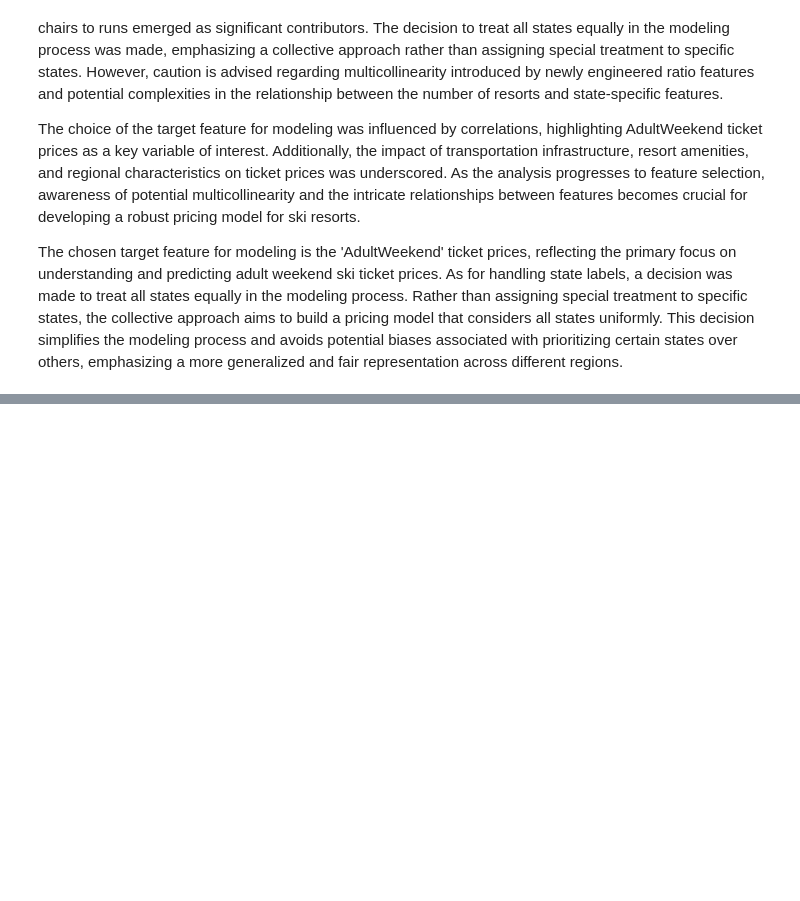
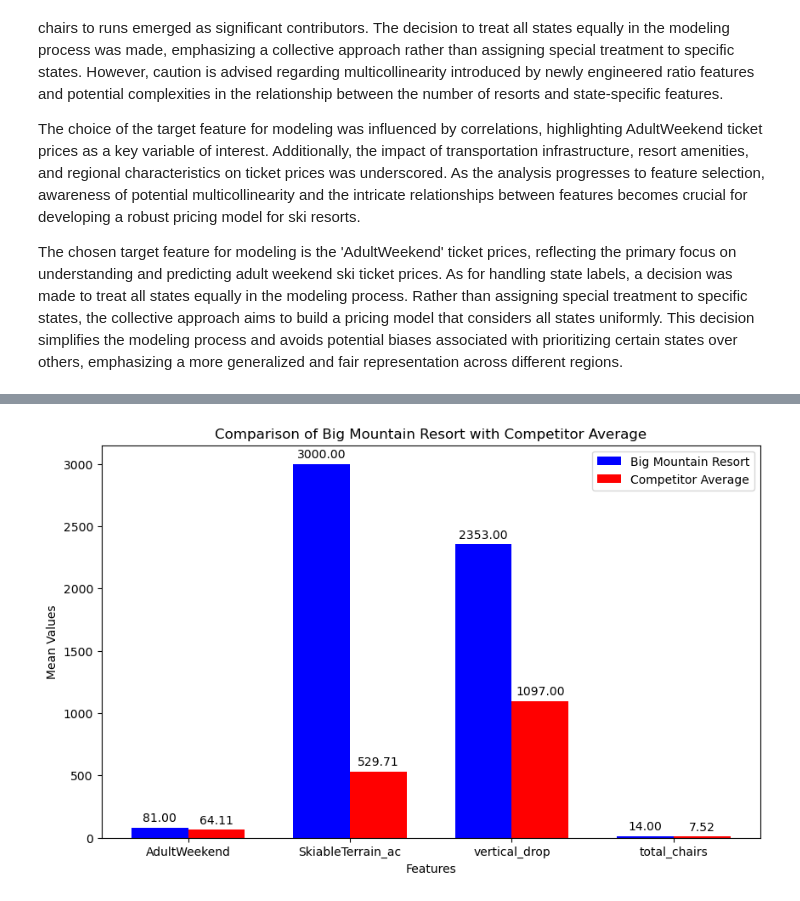
Before and after one commit to ChristaCarol/DataScienceGuidedCapstone, a Jupyter notebook: Notebooks/03_exploratory_data_analysis.ipynb, the cells around one changed output, grey strips where cells are left out. Cells and saved outputs as stored; diff of their text form; code cells hidden in the pictures; blank space fills up the shorter version.

```diff
--- a/Notebooks/03_exploratory_data_analysis.ipynb
+++ b/Notebooks/03_exploratory_data_analysis.ipynb
@@ -907,0 +762,48 @@ Writing file.  "../data\ski_data_step3_features.csv"
+# %%
+import matplotlib.pyplot as plt
+import numpy as np
+
+# Features for grouped bar chart
+features = ['AdultWeekend', 'SkiableTerrain_ac', 'vertical_drop', 'total_chairs']
+
+# Extracting data for Big Mountain Resort and competitors
+big_mountain_data = ski_data[ski_data['Name'] == 'Big Mountain Resort']
+competitor_data = ski_data[ski_data['Name'] != 'Big Mountain Resort']
+
+# Get the mean values for each feature
+mean_values_big_mountain = big_mountain_data[features].mean().values
+mean_values_competitor = competitor_data[features].mean().values
+
+# Set up positions for bars on x-axis
+bar_width = 0.35
+index = np.arange(len(features))
+
+# Create grouped bar chart
+fig, ax = plt.subplots(figsize=(10, 6))
+bar1 = ax.bar(index, mean_values_big_mountain, bar_width, label='Big Mountain Resort', color='blue')
+bar2 = ax.bar(index + bar_width, mean_values_competitor, bar_width, label='Competitor Average', color='red')
+
+# Adding labels and title
+ax.set_xlabel('Features')
+ax.set_ylabel('Mean Values')
+ax.set_title('Comparison of Big Mountain Resort with Competitor Average')
+ax.set_xticks(index + bar_width / 2)
+ax.set_xticklabels(features)
+ax.legend()
+
+# Display the values on top of the bars
+def autolabel(bars):
+    for bar in bars:
+        height = bar.get_height()
+        ax.annotate(f'{height:.2f}',
+                    xy=(bar.get_x() + bar.get_width() / 2, height),
+                    xytext=(0, 3),  # 3 points vertical offset
+                    textcoords="offset points",
+                    ha='center', va='bottom')
+
+autolabel(bar1)
+autolabel(bar2)
+
+plt.show()
+# %% [output]
+[figure, added]
```
Also changed, not shown: parts of 43 cells of this notebook, 1 other file.
